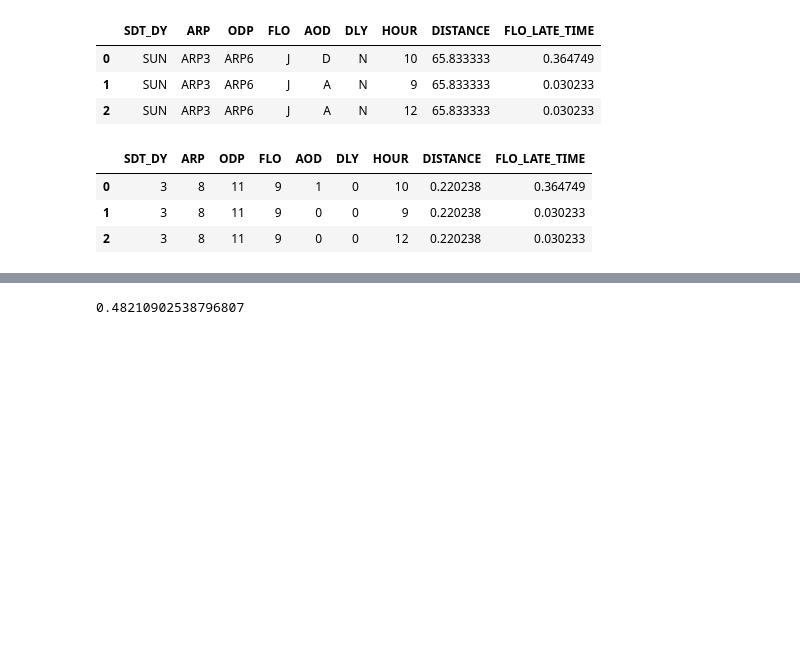
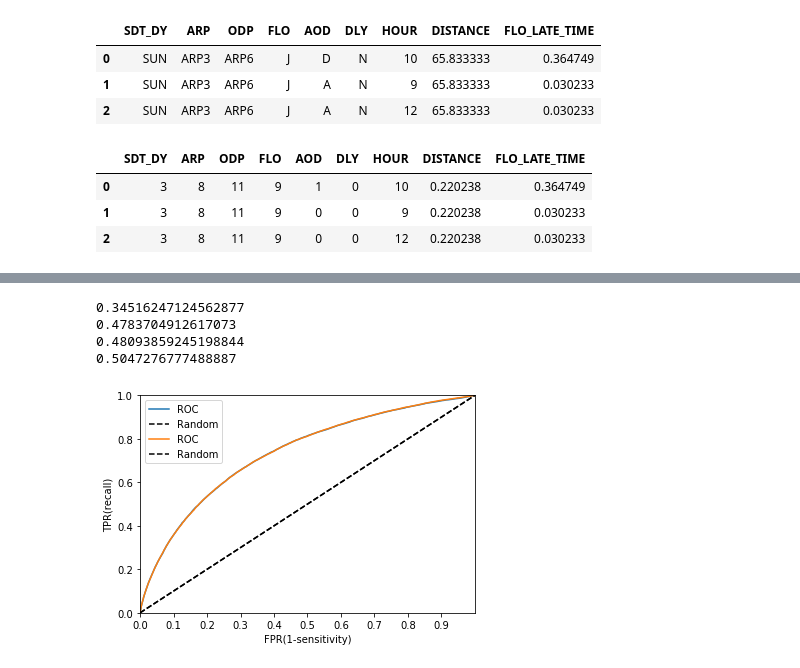
Before and after one commit to ohjaes/bigcon_code, a Jupyter notebook: EDA & PREPROCESSING.ipynb, the cells around one changed output, grey strips where cells are left out. Drawn from its saved outputs; the diff is of its cells as text; code cells hidden in the pictures; blank space fills up the shorter version.

```diff
--- a/EDA & PREPROCESSING.ipynb
+++ b/EDA & PREPROCESSING.ipynb
@@ -602,7 +719,7 @@ temps.head(3)
 # %%
 from sklearn.preprocessing import LabelEncoder
 def encode_features(dataDF):
-    features = ['SDT_DY','ARP','FLO','AOD','DLY','ODP']
+    features = ['SDT_DY','FLO','ARP','AOD','DLY','ODP']
     for feature in features:
         le = LabelEncoder()
         le = le.fit(dataDF[feature])
@@ -698 +817,15 @@ X_train_over, y_train_over = smote.fit_sample(X_train,y_train)
 dtype: int64
+# %%
+X_train_over['interaction1'] = [i*j for i,j in zip(X_train_over['DISTANCE'], X_train_over['FLO_LATE_TIME']) ]
+X_train_over['interaction2'] = [i*j for i,j in zip(X_train_over['SDT_DY'], X_train_over['DISTANCE']) ]
+X_train_over['interaction3'] = [i*j for i,j in zip(X_train_over['FLO'], X_train_over['AOD']) ]
+X_test['interaction1'] = [i*j for i,j in zip(X_test['DISTANCE'], X_test['FLO_LATE_TIME']) ]
+X_test['interaction2'] = [i*j for i,j in zip(X_test['SDT_DY'], X_test['DISTANCE']) ]
+X_test['interaction3'] = [i*j for i,j in zip(X_test['FLO'], X_test['AOD']) ]
+X_train['interaction1'] = [i*j for i,j in zip(X_train['DISTANCE'], X_train['FLO_LATE_TIME']) ]
+X_train['interaction2'] = [i*j for i,j in zip(X_train['SDT_DY'], X_train['DISTANCE']) ]
+X_train['interaction3'] = [i*j for i,j in zip(X_train['FLO'], X_train['AOD']) ]
+print(X_train.shape,y_train.shape)
+print(X_train_over.shape,y_train_over.shape)
+print(pd.Series(y_train_over).value_counts())
+X_train_over.head(3)
@@ -706,6 +863,7 @@ from sklearn.metrics import mean_squared_error
 
 # 결정트리, random forest, 로지스틱 회귀
 dt_clf = DecisionTreeClassifier()
+dt2_clf = DecisionTreeClassifier()
 rf_clf = RandomForestClassifier()
 lr_clf = LogisticRegression()
 
@@ -714,8 +872,8 @@ dt_clf.fit(X_train,y_train)
 dt_pred1 = dt_clf.predict(X_test)
 print('DecisionTree1 정확도: ', accuracy_score(y_test,dt_pred1))
 
-dt_clf.fit(X_train_over,y_train_over)
-dt_pred2 = dt_clf.predict(X_test)
+dt2_clf.fit(X_train_over,y_train_over)
+dt_pred2 = dt2_clf.predict(X_test)
 print('DecisionTree2 정확도: ', accuracy_score(y_test,dt_pred2))
 
 #RandomForestClassifier 학습/예측/평가
@@ -828,5 +987,37 @@ f1스코어: 0.314578
 # %%
 from sklearn.metrics import mean_squared_error
+print(math.sqrt(mean_squared_error(y_test,dt_pred1)))
+print(math.sqrt(mean_squared_error(y_test,dt_pred2)))
 print(math.sqrt(mean_squared_error(y_test,rf_pred)))
+print(math.sqrt(mean_squared_error(y_test,lr_pred)))
 # %% [output]
-0.48210902538796807
+0.34516247124562877
+0.4783704912617073
+0.48093859245198844
+0.5047276777488887
+# %%
+from sklearn.metrics import accuracy_score, precision_score, recall_score, confusion_matrix,f1_score,roc_curve
+
+def roc_curve_plot(y_test,pred_proba_c1):
+    fprs, tprs, thresholds = roc_curve(y_test,pred_proba_c1)
+    plt.plot(fprs,tprs,label = 'ROC')
+    #가운데 대각선 직선
+    plt.plot([0,1],[0,1],'k--',label = 'Random')
+
+    start, end = plt.xlim()
+    plt.xticks(np.round(np.arange(start,end,0.1),2))
+    plt.xlim(0,1); plt.ylim(0,1)
+    plt.xlabel('FPR(1-sensitivity)'); plt.ylabel('TPR(recall)')
+    plt.legend()
+# %%
+pred_proba1 = dt_clf.predict_proba(X_test)
+pred_proba1_2 = dt2_clf.predict_proba(X_test)
+pred_proba2 = rf_clf.predict_proba(X_test)
+pred_proba3 = lr_clf.predict_proba(X_test)
+
+# roc_curve_plot(y_test,pred_proba1[:,1])
+roc_curve_plot(y_test,pred_proba1_2[:,1])
+roc_curve_plot(y_test,pred_proba2[:,1])
+# roc_curve_plot(y_test,pred_proba3[:,1])
+# %% [output]
+[figure, added]
```
Also changed, not shown: parts of 18 cells of this notebook.
